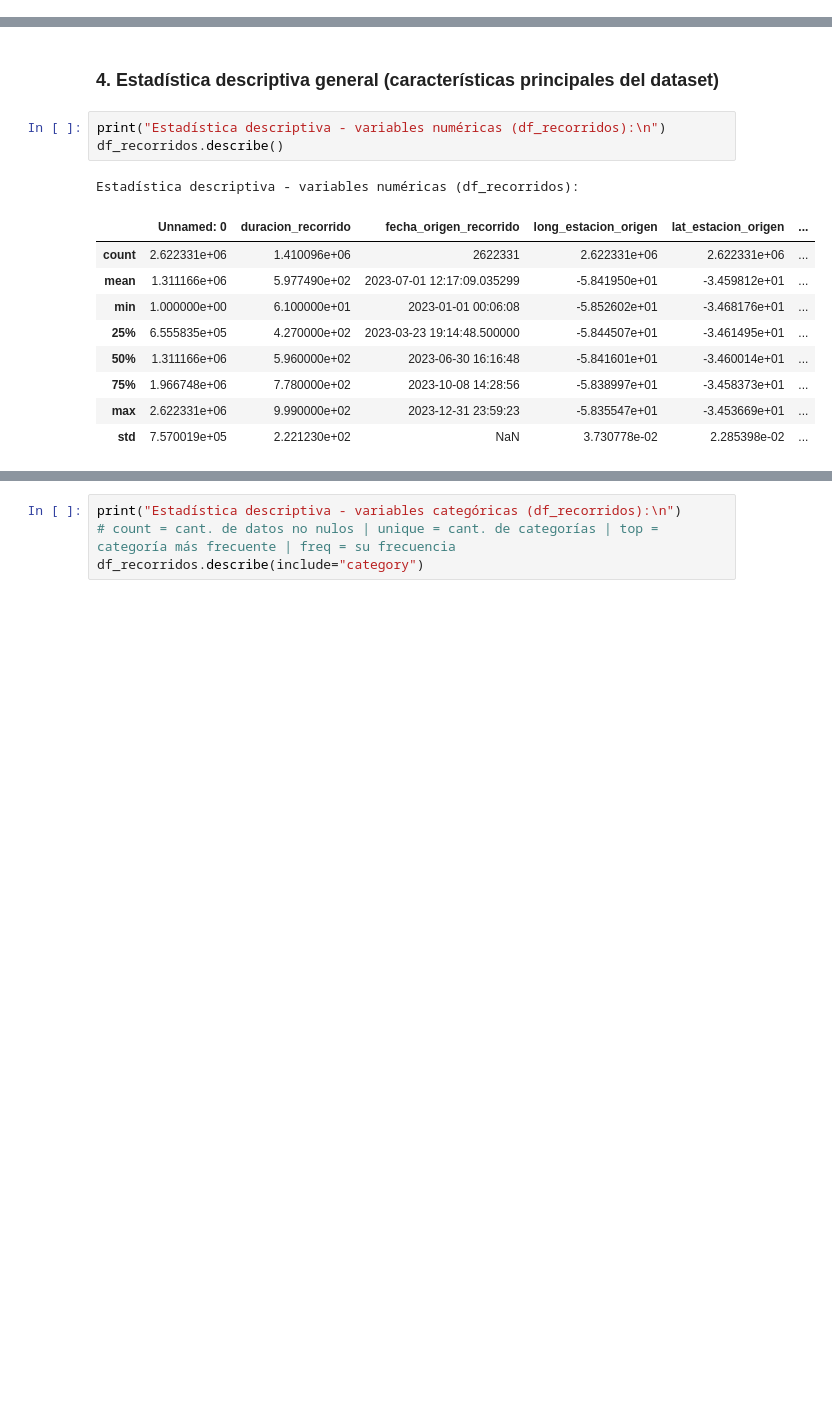
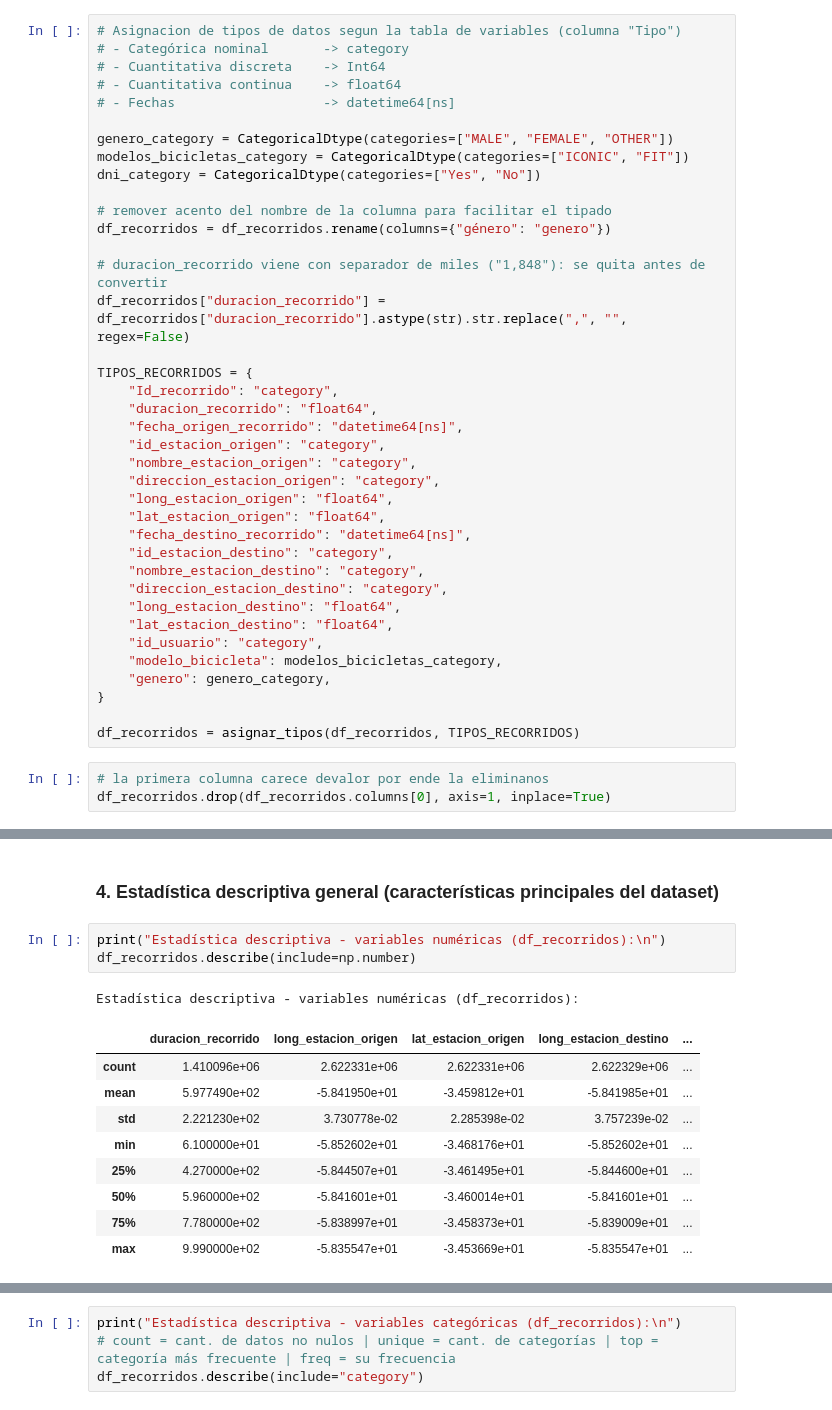
Before and after one commit to brigere/data-anlysis-ceia, a Jupyter notebook: tp_final_2026.ipynb, the cells around one changed output, grey strips where cells are left out. Cells and saved outputs as stored; diff of their text form; blank space fills up the shorter version.

Commit message:
agregar columna y refactor tipos

```diff
--- a/tp_final_2026.ipynb
+++ b/tp_final_2026.ipynb
@@ -193,3 +157,44 @@ dtype: object
+# %%
+# Asignacion de tipos de datos segun la tabla de variables (columna "Tipo")
+# - Categórica nominal       -> category
+# - Cuantitativa discreta    -> Int64
+# - Cuantitativa continua    -> float64
+# - Fechas                   -> datetime64[ns]
+
+genero_category = CategoricalDtype(categories=["MALE", "FEMALE", "OTHER"])
+modelos_bicicletas_category = CategoricalDtype(categories=["ICONIC", "FIT"])
+dni_category = CategoricalDtype(categories=["Yes", "No"])
+
+# remover acento del nombre de la columna para facilitar el tipado
+df_recorridos = df_recorridos.rename(columns={"género": "genero"})
+
+# duracion_recorrido viene con separador de miles ("1,848"): se quita antes de convertir
+df_recorridos["duracion_recorrido"] = df_recorridos["duracion_recorrido"].astype(str).str.replace(",", "", regex=False)
+
+TIPOS_RECORRIDOS = {
+    "Id_recorrido": "category",
+    "duracion_recorrido": "float64",
+    "fecha_origen_recorrido": "datetime64[ns]",
+    "id_estacion_origen": "category",
+    "nombre_estacion_origen": "category",
+    "direccion_estacion_origen": "category",
+    "long_estacion_origen": "float64",
+    "lat_estacion_origen": "float64",
+    "fecha_destino_recorrido": "datetime64[ns]",
+    "id_estacion_destino": "category",
+    "nombre_estacion_destino": "category",
+    "direccion_estacion_destino": "category",
+    "long_estacion_destino": "float64",
+    "lat_estacion_destino": "float64",
+    "id_usuario": "category",
+    "modelo_bicicleta": modelos_bicicletas_category,
+    "genero": genero_category,
+}
+
+df_recorridos = asignar_tipos(df_recorridos, TIPOS_RECORRIDOS)
+# %%
+# la primera columna carece devalor por ende la eliminanos
+df_recorridos.drop(df_recorridos.columns[0], axis=1, inplace=True)
 # %%
 # realizamos el mismo proceso con el dataset de usuarios
 df_usuarios.dtypes
@@ -232,15 +237,15 @@ dtype: object
 ### 4. Estadística descriptiva general (características principales del dataset)
 # %%
 print("Estadística descriptiva - variables numéricas (df_recorridos):\n")
-df_recorridos.describe()
+df_recorridos.describe(include=np.number)
 # %% [output]
 Estadística descriptiva - variables numéricas (df_recorridos):
-|  | Unnamed: 0 | duracion_recorrido | fecha_origen_recorrido | long_estacion_origen | lat_estacion_origen | ... |
-| count | 2.622331e+06 | 1.410096e+06 | 2622331 | 2.622331e+06 | 2.622331e+06 | ... |
-| mean | 1.311166e+06 | 5.977490e+02 | 2023-07-01 12:17:09.035299 | -5.841950e+01 | -3.459812e+01 | ... |
-| min | 1.000000e+00 | 6.100000e+01 | 2023-01-01 00:06:08 | -5.852602e+01 | -3.468176e+01 | ... |
-| 25% | 6.555835e+05 | 4.270000e+02 | 2023-03-23 19:14:48.500000 | -5.844507e+01 | -3.461495e+01 | ... |
-| 50% | 1.311166e+06 | 5.960000e+02 | 2023-06-30 16:16:48 | -5.841601e+01 | -3.460014e+01 | ... |
-| 75% | 1.966748e+06 | 7.780000e+02 | 2023-10-08 14:28:56 | -5.838997e+01 | -3.458373e+01 | ... |
-| max | 2.622331e+06 | 9.990000e+02 | 2023-12-31 23:59:23 | -5.835547e+01 | -3.453669e+01 | ... |
-| std | 7.570019e+05 | 2.221230e+02 | NaN | 3.730778e-02 | 2.285398e-02 | ... |
+|  | duracion_recorrido | long_estacion_origen | lat_estacion_origen | long_estacion_destino | ... |
+| count | 1.410096e+06 | 2.622331e+06 | 2.622331e+06 | 2.622329e+06 | ... |
+| mean | 5.977490e+02 | -5.841950e+01 | -3.459812e+01 | -5.841985e+01 | ... |
+| std | 2.221230e+02 | 3.730778e-02 | 2.285398e-02 | 3.757239e-02 | ... |
+| min | 6.100000e+01 | -5.852602e+01 | -3.468176e+01 | -5.852602e+01 | ... |
+| 25% | 4.270000e+02 | -5.844507e+01 | -3.461495e+01 | -5.844600e+01 | ... |
+| 50% | 5.960000e+02 | -5.841601e+01 | -3.460014e+01 | -5.841601e+01 | ... |
+| 75% | 7.780000e+02 | -5.838997e+01 | -3.458373e+01 | -5.839009e+01 | ... |
+| max | 9.990000e+02 | -5.835547e+01 | -3.453669e+01 | -5.835547e+01 | ... |
```
Also changed, not shown: parts of 12 cells of this notebook, 1 other file.
